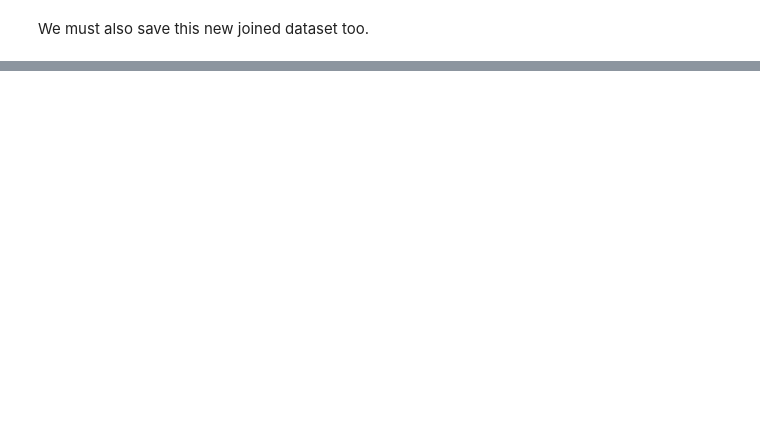
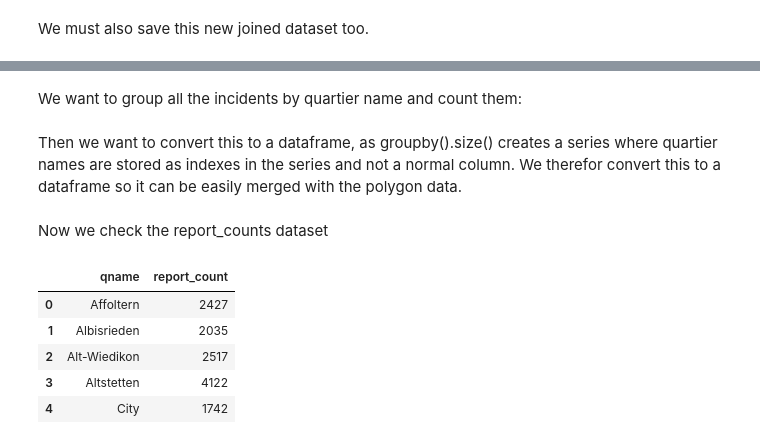
Before and after one commit to dnugent01/zurich-urban-issues, a Jupyter notebook: notebooks/analysis.ipynb, the cells around one changed output, grey strips where cells are left out. Cells and saved outputs as stored; diff of their text form; code cells hidden in the pictures; blank space fills up the shorter version.

```diff
--- a/notebooks/analysis.ipynb
+++ b/notebooks/analysis.ipynb
@@ -209,0 +218,2 @@ zurich_qi.to_file("../data/processed/incidents_joined_quartiers.gpkg", driver =
+# %% [markdown]
+We want to group all the incidents by quartier name and count them:
@@ -209,0 +222,2 @@ zurich_qi.to_file("../data/processed/incidents_joined_quartiers.gpkg", driver =
+# %% [markdown]
+Then we want to convert this to a dataframe, as groupby().size() creates a series where quartier names are stored as indexes in the series and not a normal column. We therefor convert this to a dataframe so it can be easily merged with the polygon data.
@@ -209,0 +227,11 @@ zurich_qi.to_file("../data/processed/incidents_joined_quartiers.gpkg", driver =
+# %% [markdown]
+Now we check the report_counts dataset
+# %%
+report_counts.head()
+# %% [output]
+|  | qname | report_count |
+| 0 | Affoltern | 2427 |
+| 1 | Albisrieden | 2035 |
+| 2 | Alt-Wiedikon | 2517 |
+| 3 | Altstetten | 4122 |
+| 4 | City | 1742 |
```
Also changed, not shown: parts of 13 cells of this notebook, 2 other files.
